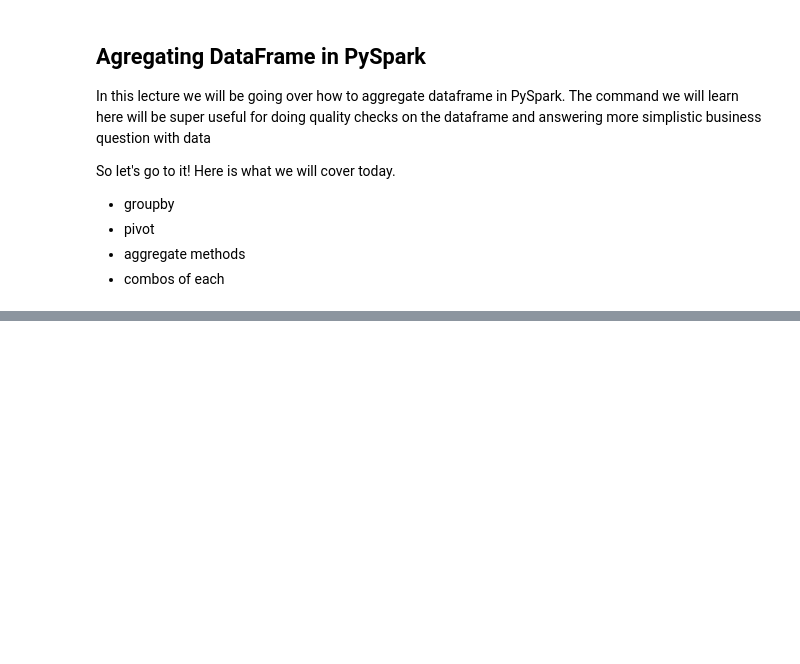
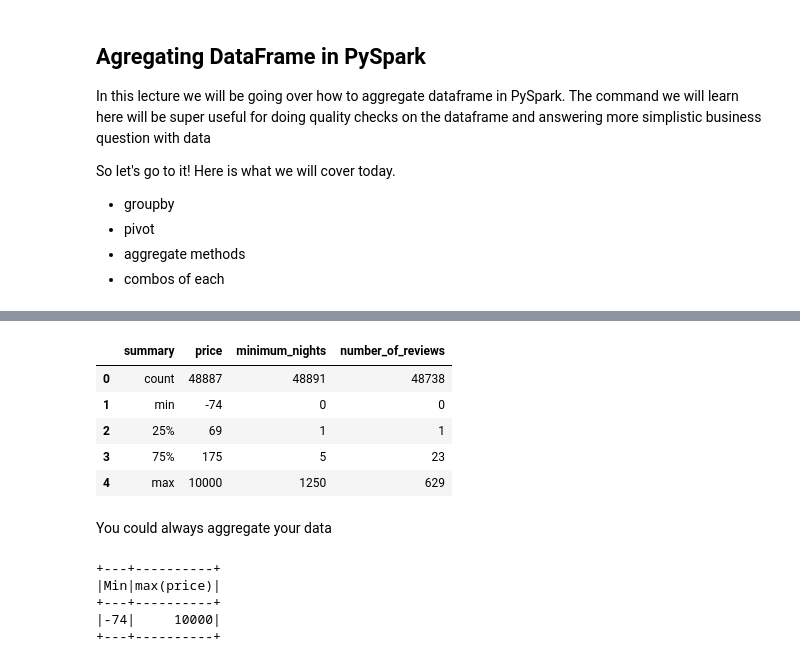
Before and after one commit to citysiva180/PySpark_Exclusive_Learning, a Jupyter notebook: PySpark_Essentials_by_LAYLA.ipynb, the cells around one changed output, grey strips where cells are left out. Saved outputs shown, nothing was run; the diff lists cells and outputs as text; code cells hidden in the pictures; blank space fills up the shorter version.

```diff
--- a/PySpark_Essentials_by_LAYLA.ipynb
+++ b/PySpark_Essentials_by_LAYLA.ipynb
@@ -1995,0 +2137,19 @@ So let's go to it! Here is what we will cover today.
+# %%
+limit_summary.limit(6).toPandas()
+# %% [output]
+|  | summary | price | minimum_nights | number_of_reviews |
+| 0 | count | 48887 | 48891 | 48738 |
+| 1 | min | -74 | 0 | 0 |
+| 2 | 25% | 69 | 1 | 1 |
+| 3 | 75% | 175 | 5 | 23 |
+| 4 | max | 10000 | 1250 | 629 |
+# %% [markdown]
+You could always aggregate your data
+# %%
+df.agg(min(df.price).alias("Min"),max(df.price)).show()
+# %% [output]
++---+----------+
+|Min|max(price)|
++---+----------+
+|-74|     10000|
++---+----------+
```
Also changed, not shown: parts of 35 cells of this notebook.
